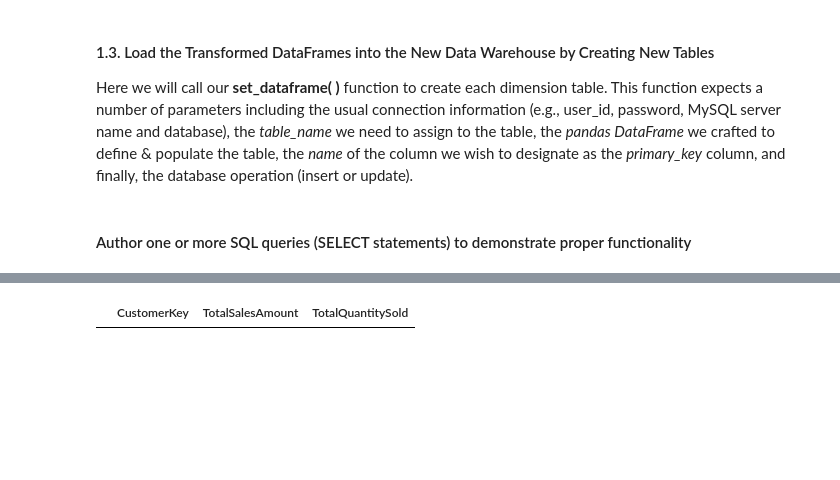
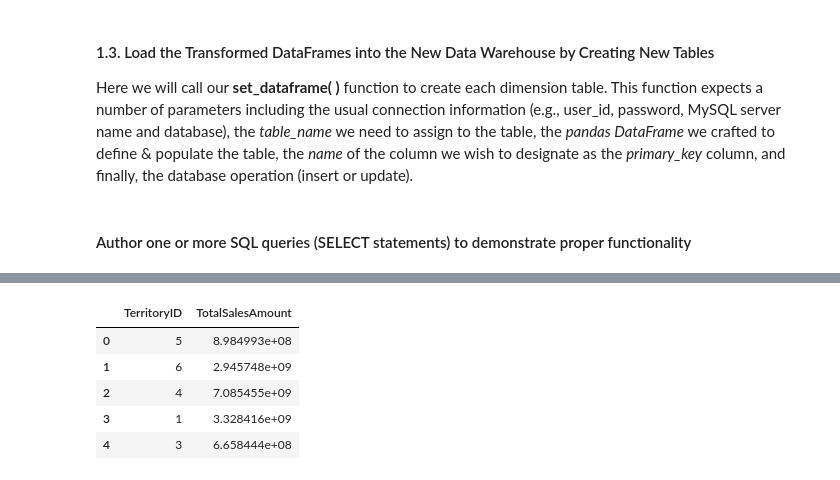
Before and after one commit to mlau239/DS_Project1, a Jupyter notebook: Project 1.ipynb, the cells around one changed output, grey strips where cells are left out. Cells and saved outputs as stored; diff of their text form; code cells hidden in the pictures; blank space fills up the shorter version.

```diff
--- a/Project 1.ipynb
+++ b/Project 1.ipynb
@@ -238,23 +256,21 @@ for table_name, dataframe, primary_key in fact_table:
 # %%
-sql_orders_2000 = """
+sql_territories = """
     SELECT
-        adventureworks_dw.dim_customers.CustomerKey,
-        SUM(adventureworks_dw.dim_sales_header.TotalDue) AS TotalSalesAmount,
-        SUM(adventureworks_dw.dim_sales.OrderQty) AS TotalQuantitySold
+        adventureworks_dw.dim_customers.TerritoryID,
+        SUM(adventureworks_dw.dim_sales_header.TotalDue) AS TotalSalesAmount
     FROM
         adventureworks_dw.dim_sales_header
     LEFT JOIN
-        adventureworks_dw.dim_sales ON dim_sales_header.sales_order_key =dim_sales.SalesOrderKey
-    LEFT JOIN
-        adventureworks_dw.dim_customers ON dim_sales_header.CustomerID = dim_customers.CustomerKey
-    LEFT JOIN
-        adventureworks_dw.dim_date ON dim_sales_header.OrderDate = dim_date.full_date
-    WHERE
-        dim_date.calendar_year = 2000
+        adventureworks_dw.dim_customers ON dim_sales_header.TerritoryID = dim_customers.TerritoryID
     GROUP BY
-        dim_customers.CustomerKey;
+        dim_customers.TerritoryID;
 """
-df_orders_2000 = get_dataframe(user_id, pwd, host_name, dst_dbname, sql_orders_2000)
-df_orders_2000.head()
+df_territories = get_dataframe(user_id, pwd, host_name, dst_dbname, sql_territories)
+df_territories.head()
 # %% [output]
-|  | CustomerKey | TotalSalesAmount | TotalQuantitySold |
+|  | TerritoryID | TotalSalesAmount |
+| 0 | 5 | 8.984993e+08 |
+| 1 | 6 | 2.945748e+09 |
+| 2 | 4 | 7.085455e+09 |
+| 3 | 1 | 3.328416e+09 |
+| 4 | 3 | 6.658444e+08 |
```
Also changed, not shown: parts of 1 cell of this notebook.
